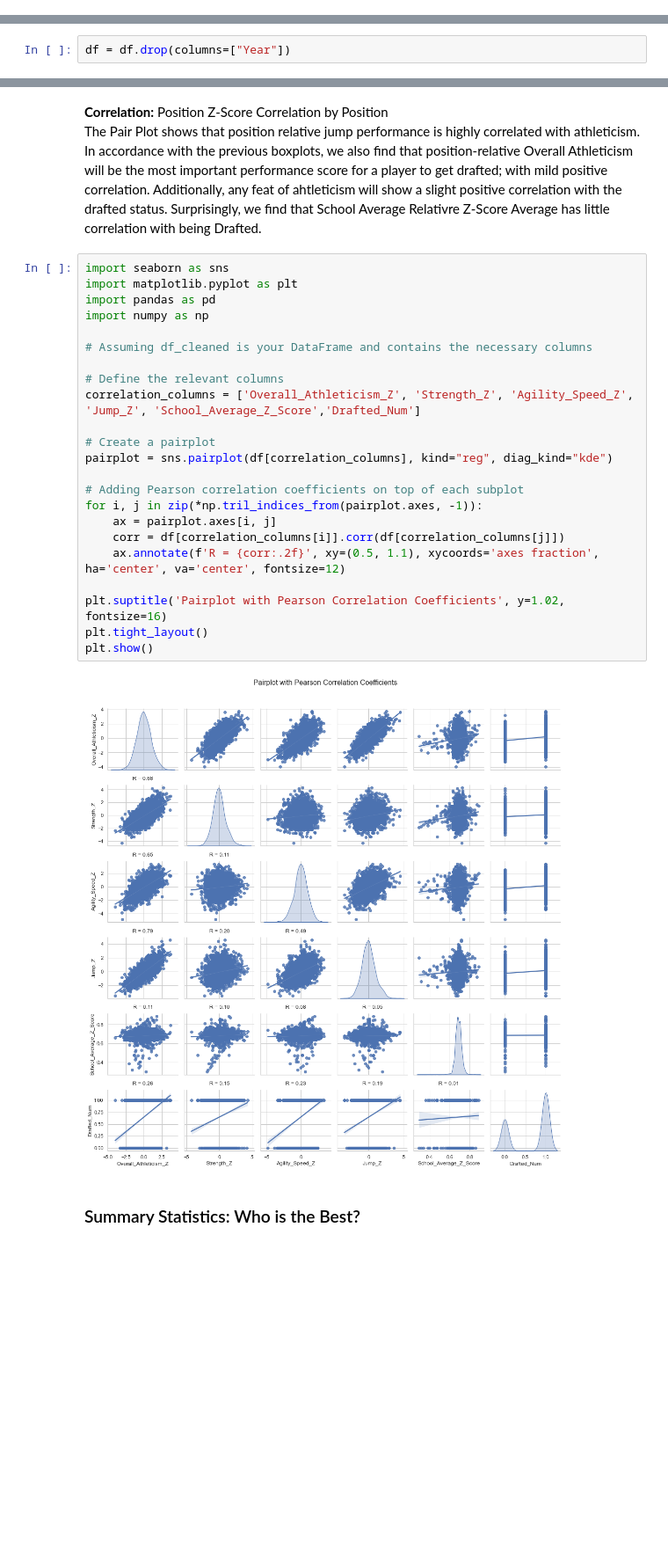
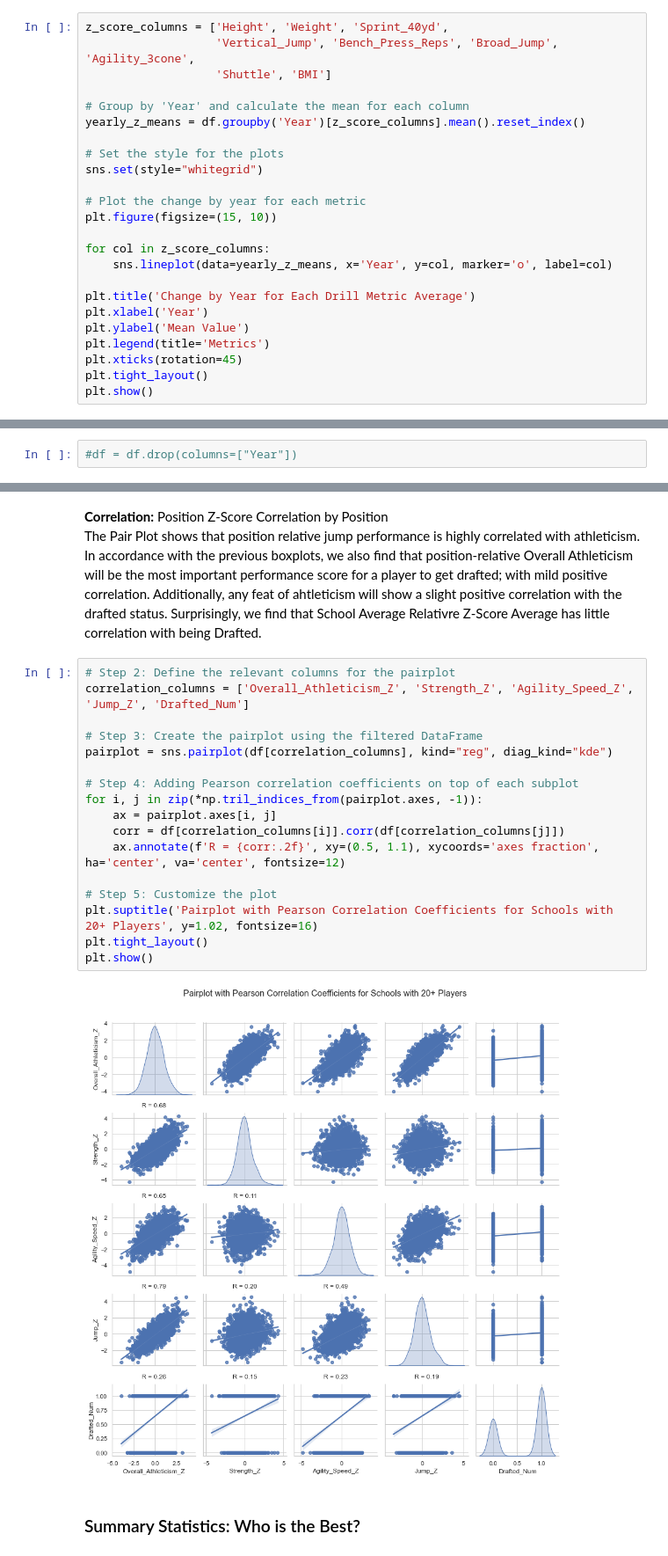
Before and after one commit to Gregcrooks75/NFL_analysis, a Jupyter notebook: NFL Project.ipynb, the cells around one changed output, grey strips where cells are left out. Shown at 88% size. Cells and saved outputs as stored; diff of their text form; blank space fills up the shorter version.

```diff
--- a/NFL Project.ipynb
+++ b/NFL Project.ipynb
@@ -139,0 +166,24 @@ plt.show()
+# %%
+z_score_columns = ['Height', 'Weight', 'Sprint_40yd',
+                   'Vertical_Jump', 'Bench_Press_Reps', 'Broad_Jump', 'Agility_3cone',
+                   'Shuttle', 'BMI']
+
+# Group by 'Year' and calculate the mean for each column
+yearly_z_means = df.groupby('Year')[z_score_columns].mean().reset_index()
+
+# Set the style for the plots
+sns.set(style="whitegrid")
+
+# Plot the change by year for each metric
+plt.figure(figsize=(15, 10))
+
+for col in z_score_columns:
+    sns.lineplot(data=yearly_z_means, x='Year', y=col, marker='o', label=col)
+
+plt.title('Change by Year for Each Drill Metric Average')
+plt.xlabel('Year')
+plt.ylabel('Mean Value')
+plt.legend(title='Metrics')
+plt.xticks(rotation=45)
+plt.tight_layout()
+plt.show()
@@ -376,7 +443,7 @@ array(['Running Back', 'Defensive End', 'Offensive Guard', 'Free Safety',
 # %% [markdown]
 Year is a duplicate of the already existing "Year" column
 # %%
-df = df.drop(columns=["Year"])
+#df = df.drop(columns=["Year"])
 # %% [markdown]
 ### Dealing with Null Values
 # %% [markdown]
@@ -1278,30 +1345,24 @@ P-value: 0.1755
 <b> Correlation:</b> Position Z-Score Correlation by Position <br>
 The Pair Plot shows that position relative jump performance is highly correlated with athleticism. In accordance with the previous boxplots, we also find that position-relative Overall Athleticism will be the most important performance score for a player to get drafted; with mild positive correlation. Additionally, any feat of ahtleticism will show a slight positive correlation with the drafted status. Surprisingly, we find that School Average Relativre Z-Score Average has little correlation with being Drafted.
 # %%
-import seaborn as sns
-import matplotlib.pyplot as plt
-import pandas as pd
-import numpy as np
+# Step 2: Define the relevant columns for the pairplot
+correlation_columns = ['Overall_Athleticism_Z', 'Strength_Z', 'Agility_Speed_Z', 'Jump_Z', 'Drafted_Num']
 
-# Assuming df_cleaned is your DataFrame and contains the necessary columns
-
-# Define the relevant columns
-correlation_columns = ['Overall_Athleticism_Z', 'Strength_Z', 'Agility_Speed_Z', 'Jump_Z', 'School_Average_Z_Score','Drafted_Num']
-
-# Create a pairplot
+# Step 3: Create the pairplot using the filtered DataFrame
 pairplot = sns.pairplot(df[correlation_columns], kind="reg", diag_kind="kde")
 
-# Adding Pearson correlation coefficients on top of each subplot
+# Step 4: Adding Pearson correlation coefficients on top of each subplot
 for i, j in zip(*np.tril_indices_from(pairplot.axes, -1)):
     ax = pairplot.axes[i, j]
     corr = df[correlation_columns[i]].corr(df[correlation_columns[j]])
     ax.annotate(f'R = {corr:.2f}', xy=(0.5, 1.1), xycoords='axes fraction', ha='center', va='center', fontsize=12)
 
-plt.suptitle('Pairplot with Pearson Correlation Coefficients', y=1.02, fontsize=16)
+# Step 5: Customize the plot
+plt.suptitle('Pairplot with Pearson Correlation Coefficients for Schools with 20+ Players', y=1.02, fontsize=16)
 plt.tight_layout()
 plt.show()
 # %% [output]
-[figure, old version]
+[figure, new version]
 # %% [markdown]
 ### Summary Statistics: Who is the Best?
 # %% [markdown]
```
Also changed, not shown: parts of 48 cells of this notebook.
